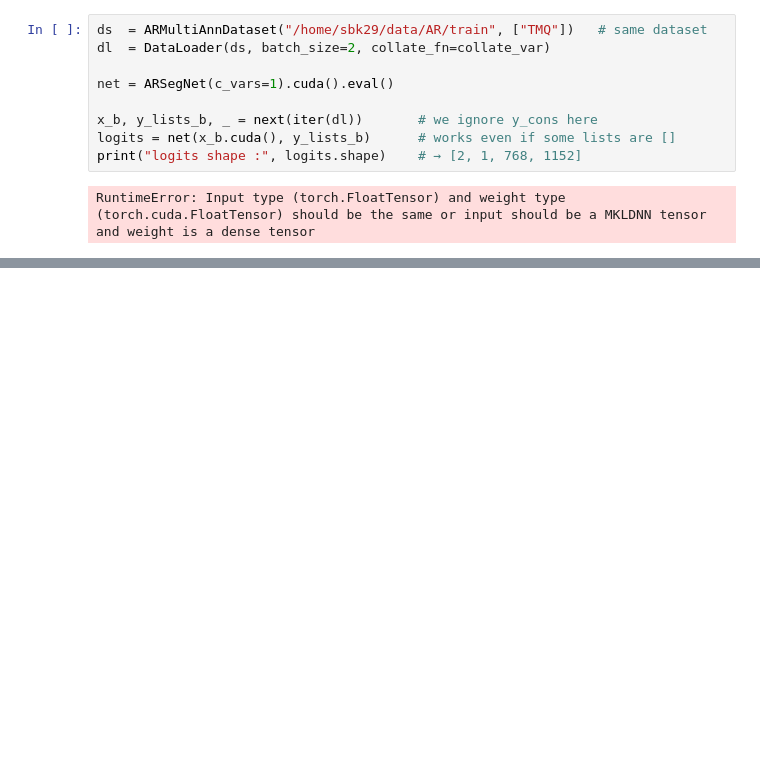
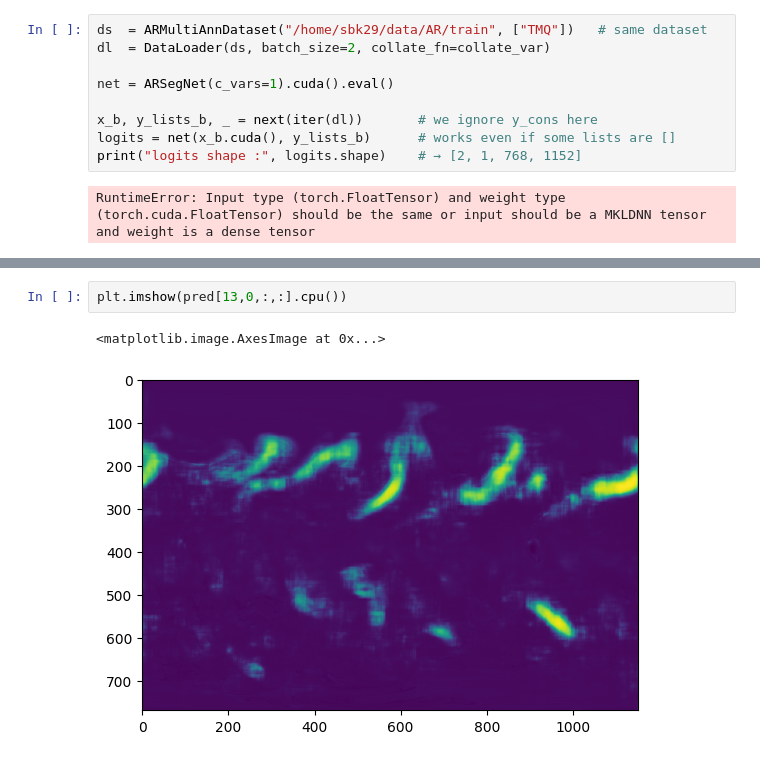
Before and after one commit to souvik-bag/AR_detection, a Jupyter notebook: u-net/Unet_check.ipynb, the cells around one changed output, grey strips where cells are left out. Saved outputs shown, nothing was run; the diff lists cells and outputs as text; blank space fills up the shorter version.

```diff
--- a/u-net/Unet_check.ipynb
+++ b/u-net/Unet_check.ipynb
@@ -1028,0 +1126,5 @@ RuntimeError: Input type (torch.FloatTensor) and weight type (torch.cuda.FloatTe
+# %%
+plt.imshow(pred[13,0,:,:].cpu())
+# %% [output]
+<matplotlib.image.AxesImage at 0x...>
+[figure, added]
```
Also changed, not shown: parts of 8 cells of this notebook, 27 other files.
